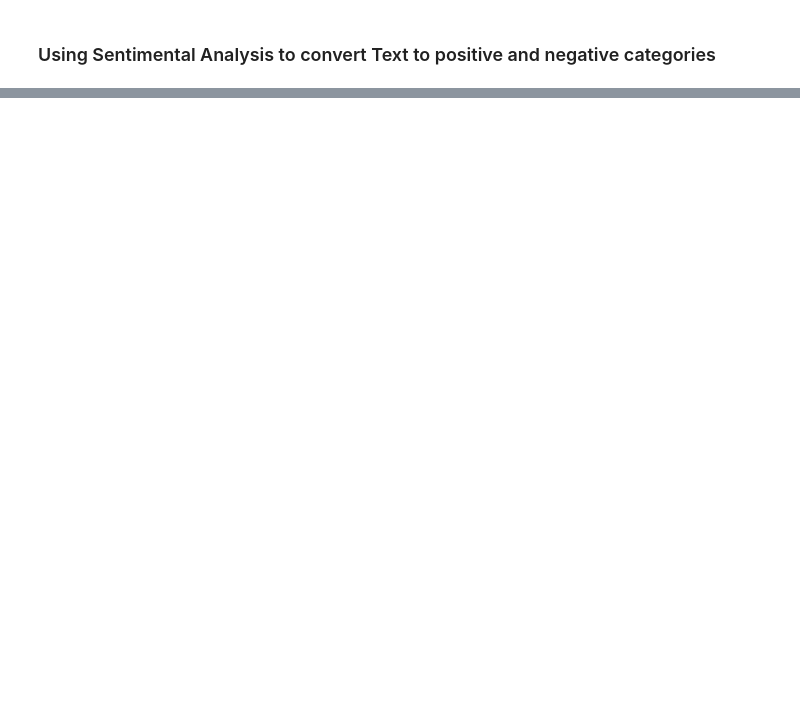
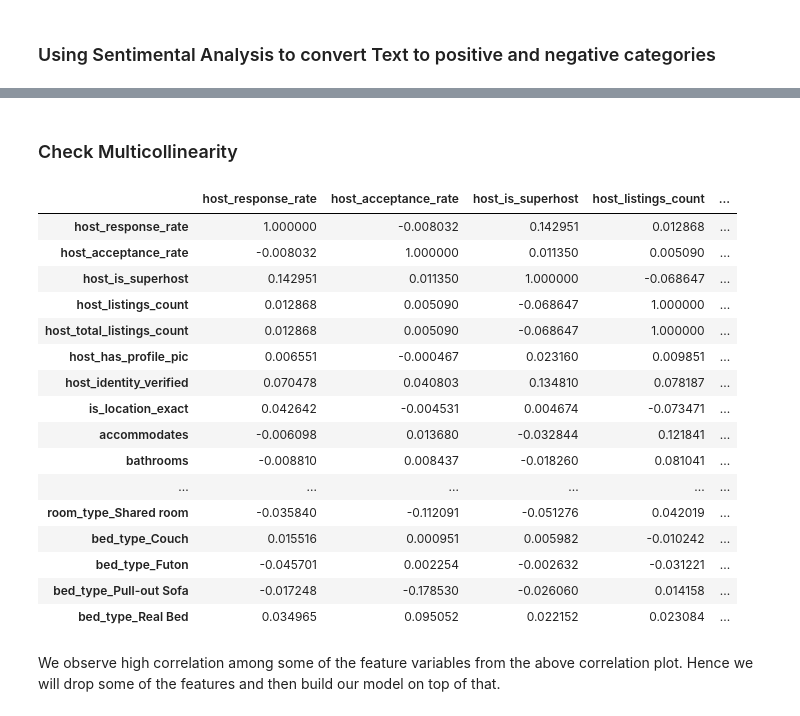
Before and after one commit to ruddysimon/ADS507---Practical-Data-Engineering, a Jupyter notebook: Airbnb_Seattle.ipynb, the cells around one changed output, grey strips where cells are left out. Drawn from its saved outputs; the diff is of its cells as text; code cells hidden in the pictures; blank space fills up the shorter version.

```diff
--- a/Airbnb_Seattle.ipynb
+++ b/Airbnb_Seattle.ipynb
@@ -631,0 +702,9 @@ list_new_df
+# %%
+# Loop through categorical variables and craete dummy variables
+for col in (cat_variables):
+    dummies = pd.get_dummies(list_new_df[col], prefix = col, drop_first=True)
+    list_new_df = pd.concat([list_new_df, dummies], axis = 1)
+    list_new_df = list_new_df.drop(col, axis=1)
+# %%
+# The cancellation policy does not have impact on the price of the listing so we decide to remove it
+list_new_df.drop("cancellation_policy",axis=1,inplace=True)
@@ -631,0 +727,25 @@ list_new_df
+# %% [markdown]
+### Check Multicollinearity
+# %%
+corr = list_new_df.corr()
+corr.style.background_gradient(cmap='coolwarm')
+# %% [output]
+|  | host_response_rate | host_acceptance_rate | host_is_superhost | host_listings_count | ... |
+| host_response_rate | 1.000000 | -0.008032 | 0.142951 | 0.012868 | ... |
+| host_acceptance_rate | -0.008032 | 1.000000 | 0.011350 | 0.005090 | ... |
+| host_is_superhost | 0.142951 | 0.011350 | 1.000000 | -0.068647 | ... |
+| host_listings_count | 0.012868 | 0.005090 | -0.068647 | 1.000000 | ... |
+| host_total_listings_count | 0.012868 | 0.005090 | -0.068647 | 1.000000 | ... |
+| host_has_profile_pic | 0.006551 | -0.000467 | 0.023160 | 0.009851 | ... |
+| host_identity_verified | 0.070478 | 0.040803 | 0.134810 | 0.078187 | ... |
+| is_location_exact | 0.042642 | -0.004531 | 0.004674 | -0.073471 | ... |
+| accommodates | -0.006098 | 0.013680 | -0.032844 | 0.121841 | ... |
+| bathrooms | -0.008810 | 0.008437 | -0.018260 | 0.081041 | ... |
+| ... | ... | ... | ... | ... | ... |
+| room_type_Shared room | -0.035840 | -0.112091 | -0.051276 | 0.042019 | ... |
+| bed_type_Couch | 0.015516 | 0.000951 | 0.005982 | -0.010242 | ... |
+| bed_type_Futon | -0.045701 | 0.002254 | -0.002632 | -0.031221 | ... |
+| bed_type_Pull-out Sofa | -0.017248 | -0.178530 | -0.026060 | 0.014158 | ... |
+| bed_type_Real Bed | 0.034965 | 0.095052 | 0.022152 | 0.023084 | ... |
+# %% [markdown]
+We observe high correlation among some of the feature variables from the above correlation plot. Hence we will drop some of the features and then build our model on top of that.
```
Also changed, not shown: parts of 29 cells of this notebook, 3 other files.
